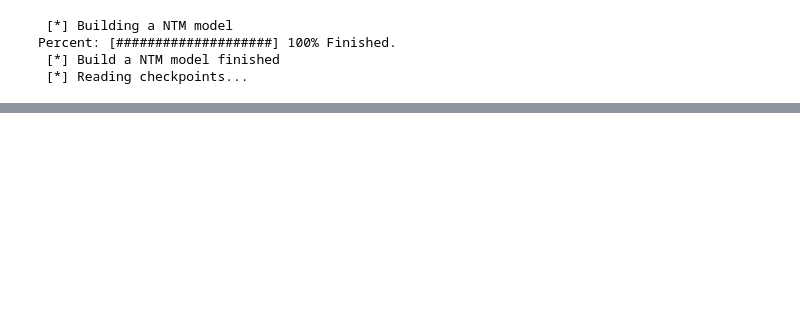
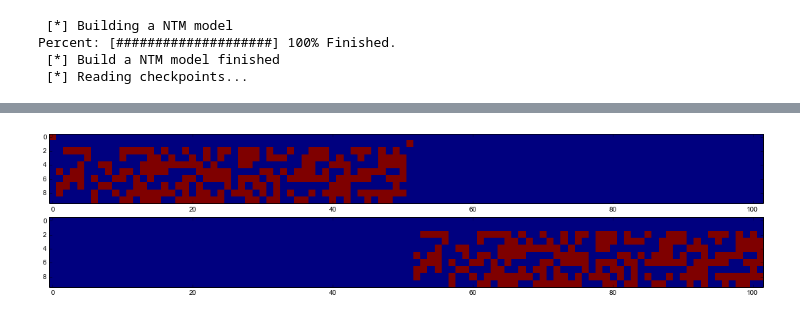
Before and after one commit to carpedm20/NTM-tensorflow, a Jupyter notebook: ipynb/NTM Test.ipynb, the cells around one changed output, grey strips where cells are left out. Drawn from its saved outputs; the diff is of its cells as text; code cells hidden in the pictures; blank space fills up the shorter version.

```diff
--- a/ipynb/NTM Test.ipynb
+++ b/ipynb/NTM Test.ipynb
@@ -107,0 +88,3 @@ Loss : 141.280701
+# %%
+plot(ntm, 50, sess)
+# %% [output]
@@ -107,0 +92 @@ Loss : 141.280701
+[figure, added]
```
Also changed, not shown: parts of 17 cells of this notebook, 17 other files.
